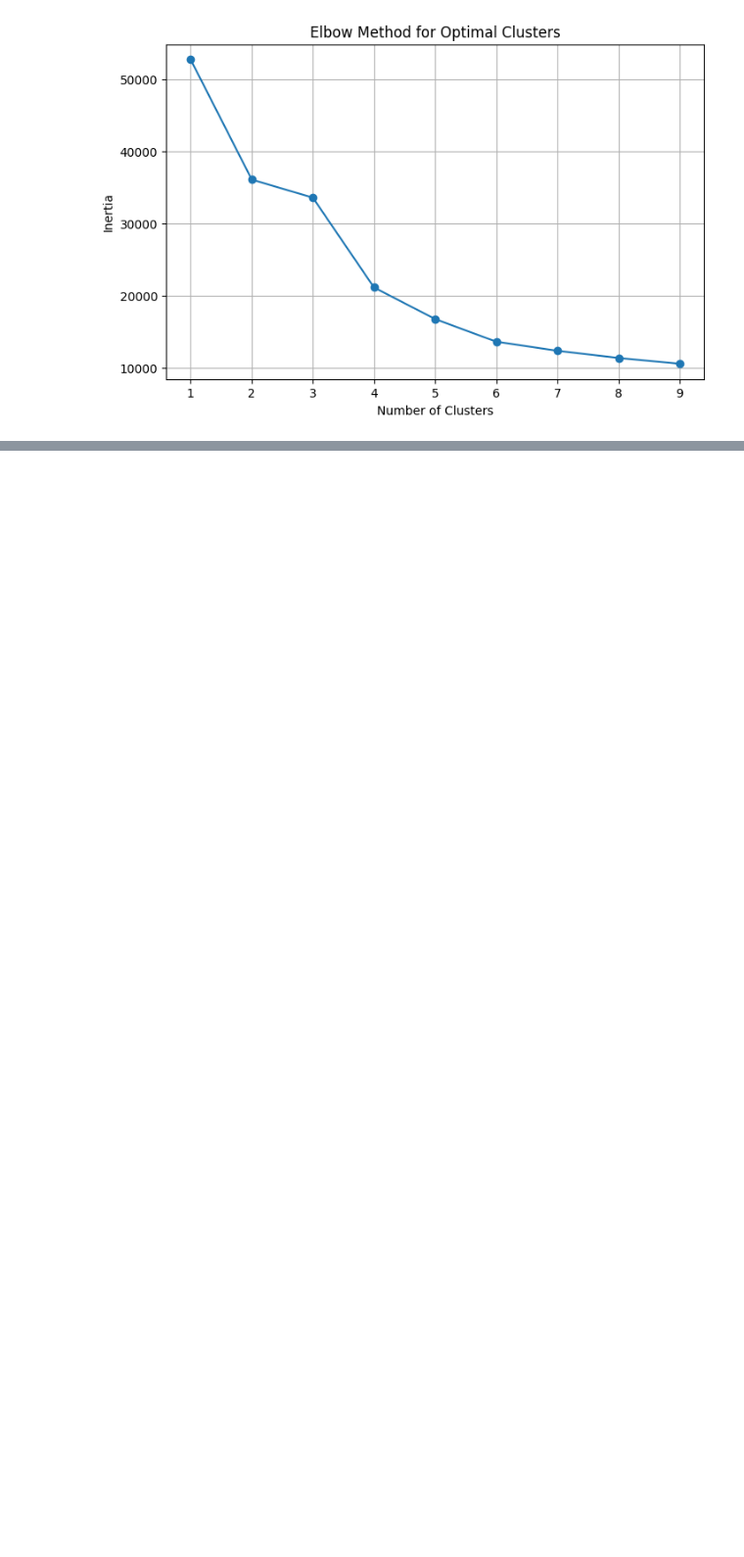
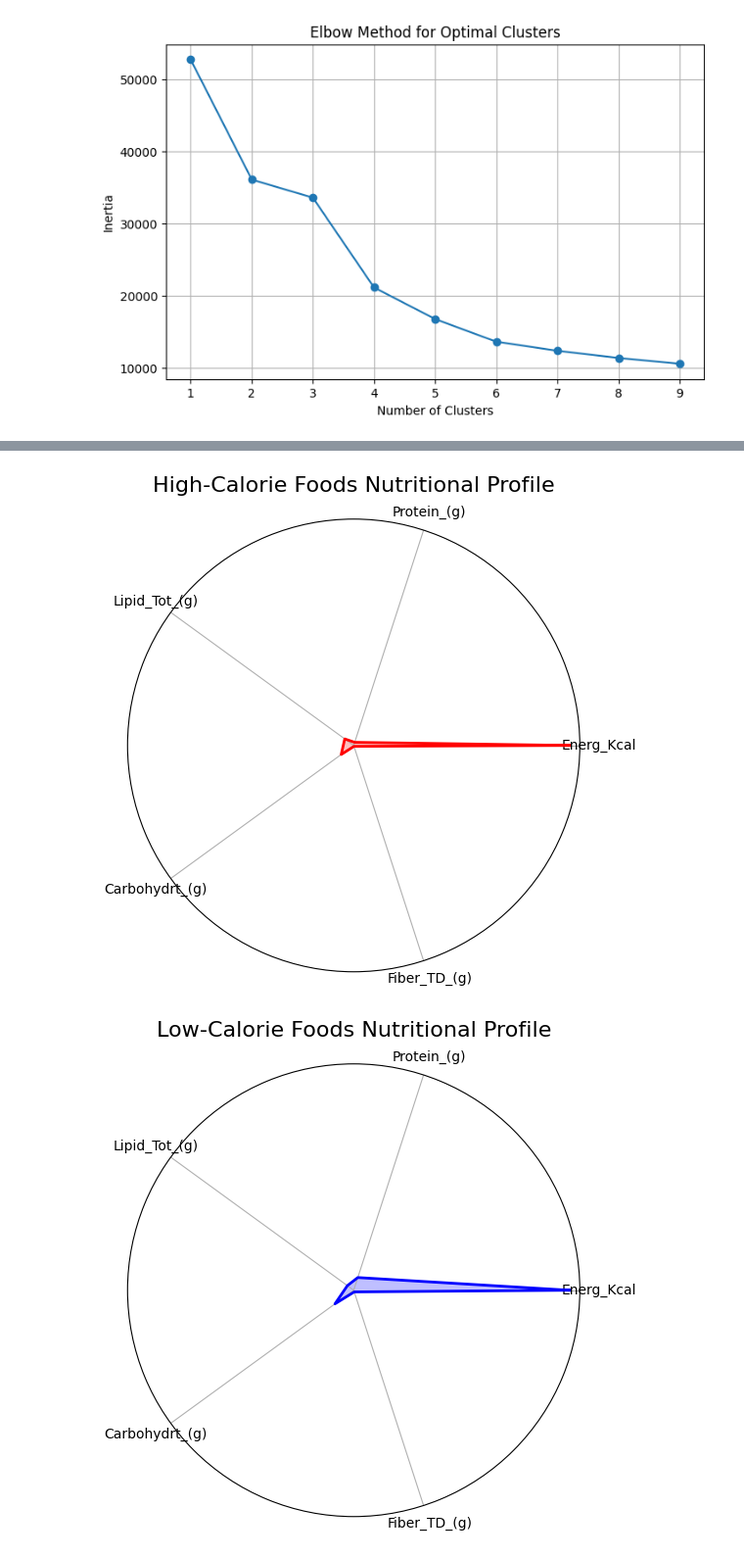
Before and after one commit to ChamaraProgForDataAnal/Programming-for-Data-Analysis, a Jupyter notebook: Data_Analytics_&_Visualisation.ipynb, the cells around one changed output, grey strips where cells are left out. Shown at 98% size. Cells and saved outputs as stored; diff of their text form; code cells hidden in the pictures; blank space fills up the shorter version.

```diff
--- a/Data_Analytics_&_Visualisation.ipynb
+++ b/Data_Analytics_&_Visualisation.ipynb
@@ -272,0 +339,19 @@ plt.show()
+# %%
+# Define a threshold for high-calorie foods (e.g., top 10% of calories)
+high_calorie_threshold = dataset['Energ_Kcal'].quantile(0.90)
+
+# Filter high-calorie foods
+high_calorie_foods = dataset[dataset['Energ_Kcal'] > high_calorie_threshold]
+
+# Summary statistics for high-calorie foods
+high_calorie_summary = high_calorie_foods.describe()
+
+# Compare average nutritional profiles of high-calorie foods vs. the rest
+low_calorie_foods = dataset[dataset['Energ_Kcal'] <= high_calorie_threshold]
+comparison_summary = pd.DataFrame({
+    "High-Calorie Foods": high_calorie_foods[numeric_columns].mean(),
+    "Low-Calorie Foods": low_calorie_foods[numeric_columns].mean()
+})
+
+# Display the comparison
+comparison_summary.T
@@ -272,0 +362,29 @@ plt.show()
+# %%
+# Function to create a radar chart
+def plot_radar_chart(categories, values, title, color):
+    N = len(categories)
+    angles = np.linspace(0, 2 * np.pi, N, endpoint=False).tolist()
+    values += values[:1]  # Repeat the first value to close the chart
+    angles += angles[:1]  # Close the polygon
+
+    fig, ax = plt.subplots(figsize=(6, 6), subplot_kw=dict(polar=True))
+    ax.fill(angles, values, color=color, alpha=0.25)
+    ax.plot(angles, values, color=color, linewidth=2)
+    ax.set_yticks([])
+    ax.set_xticks(angles[:-1])
+    ax.set_xticklabels(categories)
+    ax.set_title(title, size=16, pad=20)
+
+# Data for radar charts
+categories = numeric_columns[:5]  # Select top attributes for radar chart
+high_calorie_values = comparison_summary.loc[categories, "High-Calorie Foods"].values.tolist()
+low_calorie_values = comparison_summary.loc[categories, "Low-Calorie Foods"].values.tolist()
+
+# Plot radar charts for high- and low-calorie foods
+plot_radar_chart(categories, high_calorie_values, "High-Calorie Foods Nutritional Profile", "red")
+plot_radar_chart(categories, low_calorie_values, "Low-Calorie Foods Nutritional Profile", "blue")
+
+plt.show()
+# %% [output]
+[figure, added]
+[figure, added]
```
Also changed, not shown: parts of 13 cells of this notebook.
